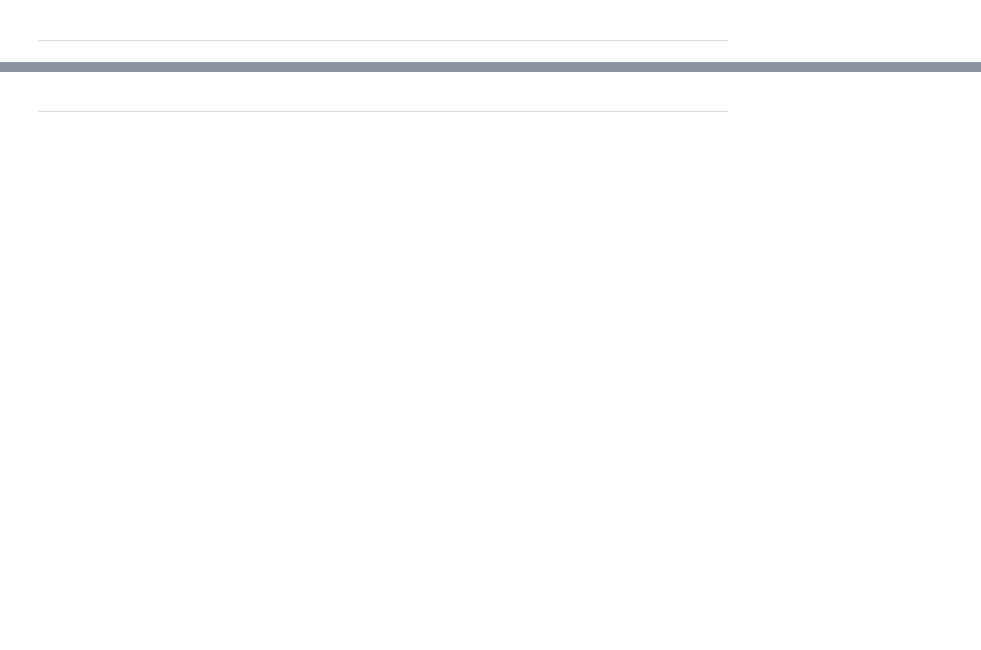
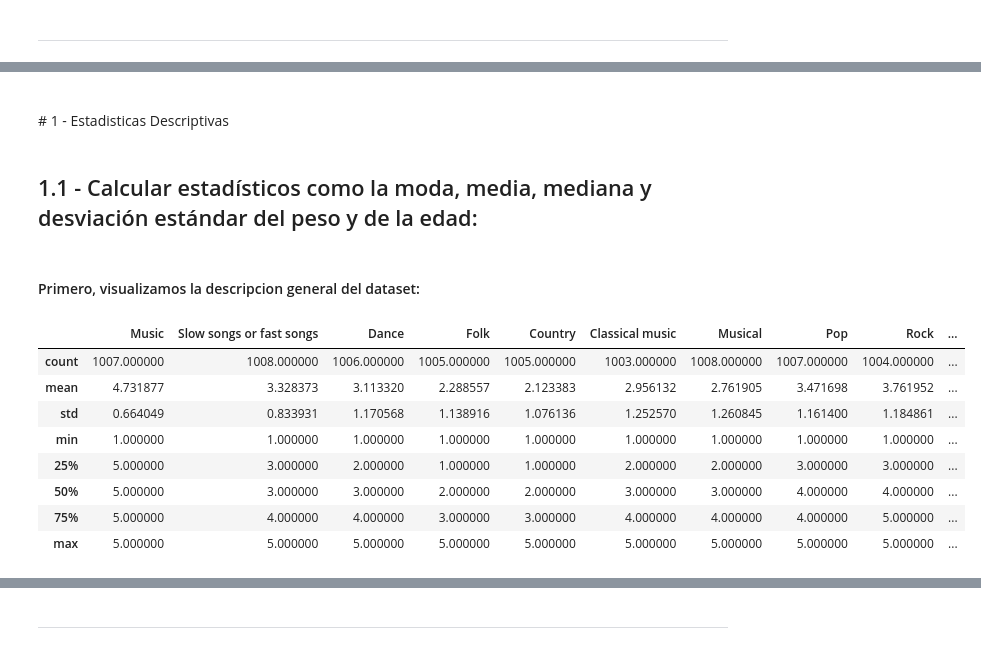
Before and after one commit to david-gonzalez/diplodatos, a Jupyter notebook: analisis_y_visualizacion/Laboratorios/Laboratorio 1/Resultados del Laboratorio 1.ipynb, the cells around one changed output, grey strips where cells are left out. Drawn from its saved outputs; the diff is of its cells as text; code cells hidden in the pictures; blank space fills up the shorter version.

```diff
--- a/analisis_y_visualizacion/Laboratorios/Laboratorio 1/Resultados del Laboratorio 1.ipynb
+++ b/analisis_y_visualizacion/Laboratorios/Laboratorio 1/Resultados del Laboratorio 1.ipynb
@@ -14,0 +34,2 @@
+# %%
+pd.set_option('display.max_columns', 0)
@@ -14,0 +47,19 @@
+# %% [markdown]
+<br/>
+# 1 - Estadisticas Descriptivas
+# %% [markdown]
+## 1.1 - Calcular estadísticos como la moda, media, mediana y desviación estándar del peso y de la edad:
+# %% [markdown]
+#### Primero, visualizamos la descripcion general del dataset:
+# %%
+display( responses_df.describe() )
+# %% [output]
+|  | Music | Slow songs or fast songs | Dance | Folk | Country | Classical music | Musical | Pop | Rock | ... |
+| count | 1007.000000 | 1008.000000 | 1006.000000 | 1005.000000 | 1005.000000 | 1003.000000 | 1008.000000 | 1007.000000 | 1004.000000 | ... |
+| mean | 4.731877 | 3.328373 | 3.113320 | 2.288557 | 2.123383 | 2.956132 | 2.761905 | 3.471698 | 3.761952 | ... |
+| std | 0.664049 | 0.833931 | 1.170568 | 1.138916 | 1.076136 | 1.252570 | 1.260845 | 1.161400 | 1.184861 | ... |
+| min | 1.000000 | 1.000000 | 1.000000 | 1.000000 | 1.000000 | 1.000000 | 1.000000 | 1.000000 | 1.000000 | ... |
+| 25% | 5.000000 | 3.000000 | 2.000000 | 1.000000 | 1.000000 | 2.000000 | 2.000000 | 3.000000 | 3.000000 | ... |
+| 50% | 5.000000 | 3.000000 | 3.000000 | 2.000000 | 2.000000 | 3.000000 | 3.000000 | 4.000000 | 4.000000 | ... |
+| 75% | 5.000000 | 4.000000 | 4.000000 | 3.000000 | 3.000000 | 4.000000 | 4.000000 | 4.000000 | 5.000000 | ... |
+| max | 5.000000 | 5.000000 | 5.000000 | 5.000000 | 5.000000 | 5.000000 | 5.000000 | 5.000000 | 5.000000 | ... |
```
Also changed, not shown: parts of 36 cells of this notebook, 4 other files.
